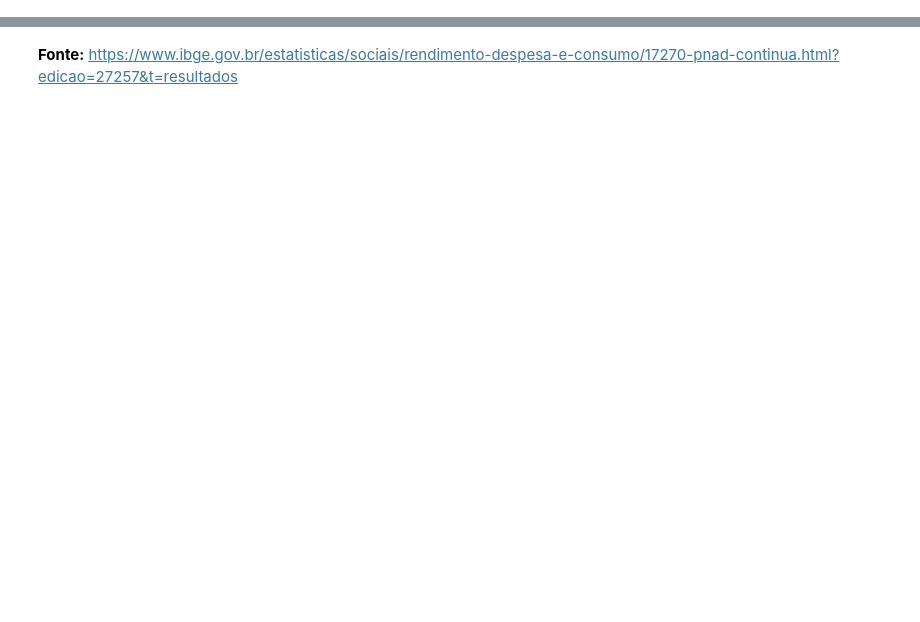
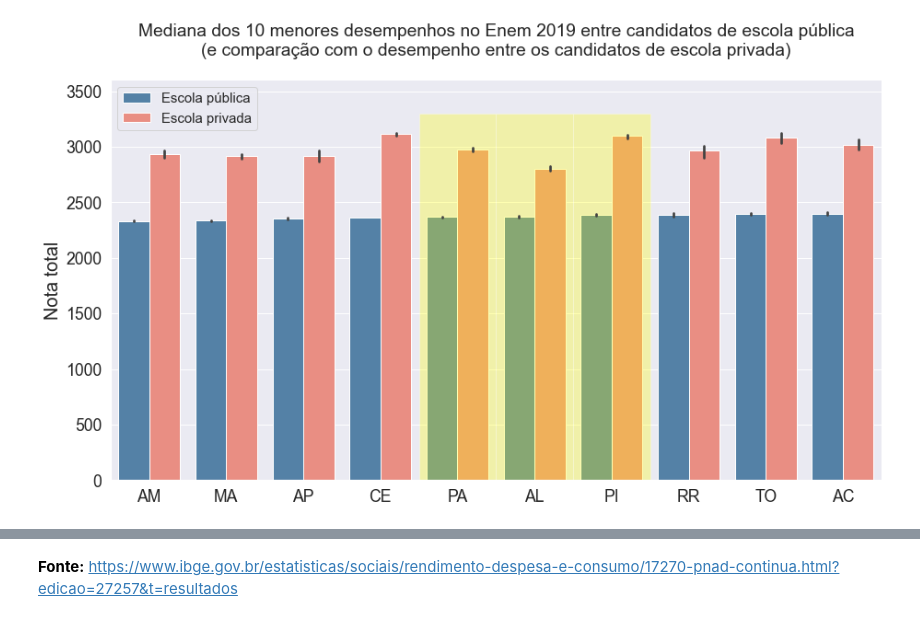
Before and after one commit to renato-favarin/Imersao_Dados_Alura_2, a Jupyter notebook: Renato_da_Nova_Favarin.ipynb, the cells around one changed output, grey strips where cells are left out. Saved outputs shown, nothing was run; the diff lists cells and outputs as text; code cells hidden in the pictures; blank space fills up the shorter version.

```diff
--- a/Renato_da_Nova_Favarin.ipynb
+++ b/Renato_da_Nova_Favarin.ipynb
@@ -108,0 +131,33 @@ Figura_5
+# %%
+
+# Considerar os dados sem notas zeros e de escolas públicas e privadas
+dados_sem_notas_zero = df.query("NU_NOTA_TOTAL != 0 & (TP_ESCOLA == 2 | TP_ESCOLA == 3)")
+dados_sem_notas_zero_escola_publica = dados_sem_notas_zero.query("TP_ESCOLA == 2")
+dados_sem_notas_zero_escola_privada = dados_sem_notas_zero.query("TP_ESCOLA == 3")
+
+# Calcular a mediana para ordenar corretamente no gráfico
+mediana_escola_publica = dados_sem_notas_zero_escola_publica.groupby('SG_UF_RESIDENCIA')['NU_NOTA_TOTAL'].median()
+mediana_escola_publica_ordenada = mediana_escola_publica.sort_values(ascending=True).index
+mediana_escola_publica_ordenada = mediana_escola_publica_ordenada.tolist()[0:10]
+
+# Parâmetros do gráfico
+sns.set(style="darkgrid", font_scale=1.6)
+Figura_2, ax = plt.subplots(figsize=(15,8))
+ax = sns.barplot(ax=ax,x="SG_UF_RESIDENCIA", y="NU_NOTA_TOTAL", data=dados_sem_notas_zero, hue="TP_ESCOLA",palette = sns.color_palette(palette = ["SteelBlue" , "Salmon"]),
+                 estimator=median,order=mediana_escola_publica_ordenada)
+ax.set(ylim=(0, 3600))
+ax.set_ylabel("Nota total",fontsize=20)
+ax.set_xlabel("")
+
+labels=["Escola pública","Escola privada"]
+h, l = ax.get_legend_handles_labels()
+ax.legend(h, labels,loc='upper left',fontsize=15)
+plt.title("Mediana dos 10 menores desempenhos no Enem 2019 entre candidatos de escola pública\n(e comparação com o desempenho entre os candidatos de escola privada)\n")
+
+ax.add_patch(Rectangle((4 - .5, 0 - .5), 1, 3300, facecolor="yellow",alpha=0.3))
+ax.add_patch(Rectangle((5 - .5, 0 - .5), 1, 3300, facecolor="yellow",alpha=0.3))
+ax.add_patch(Rectangle((6 - .5, 0 - .5), 1, 3300, facecolor="yellow",alpha=0.3))
+
+plt.show()
+# %% [output]
+[figure, added]
```
Also changed, not shown: parts of 96 cells of this notebook, 2 other files.
